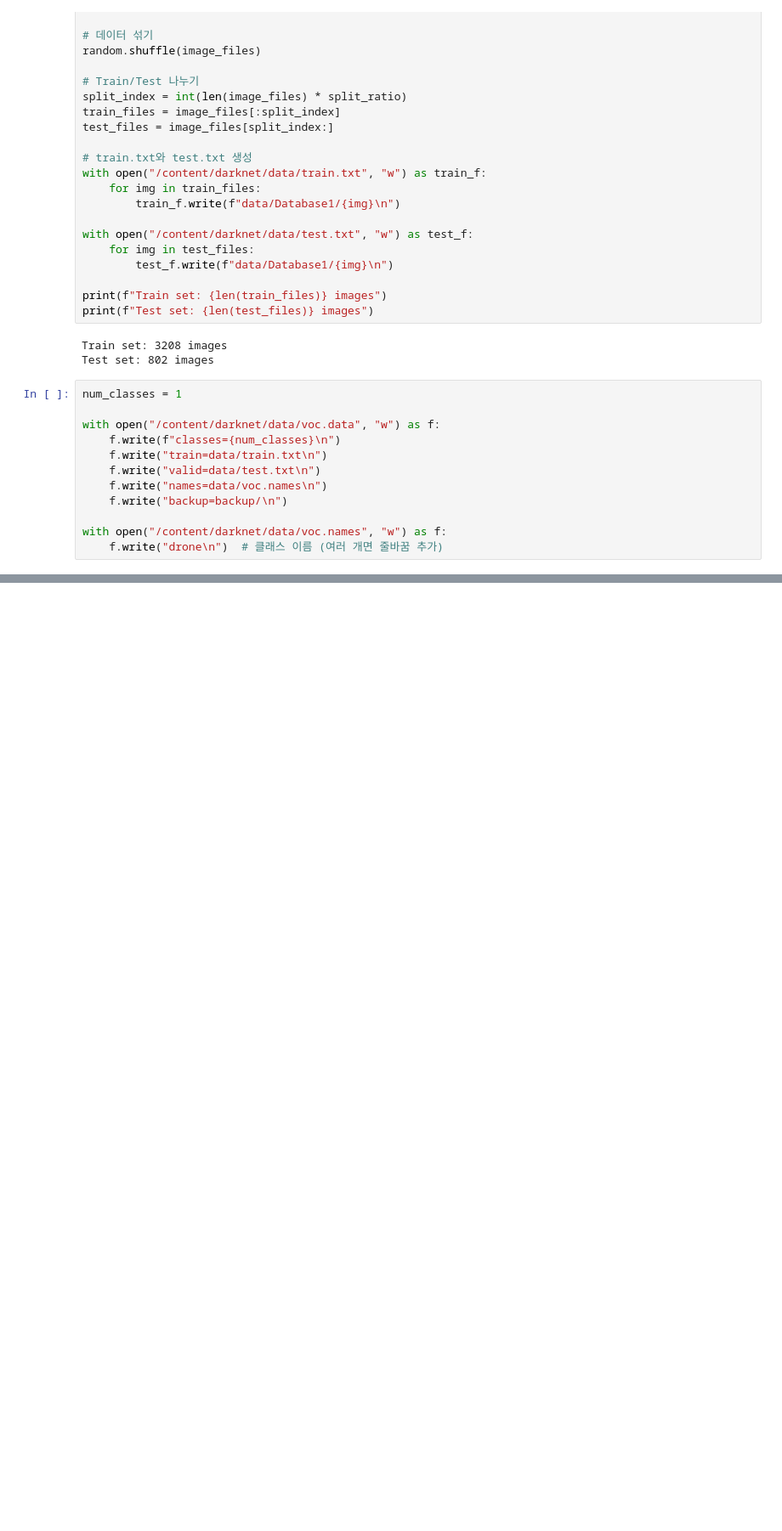
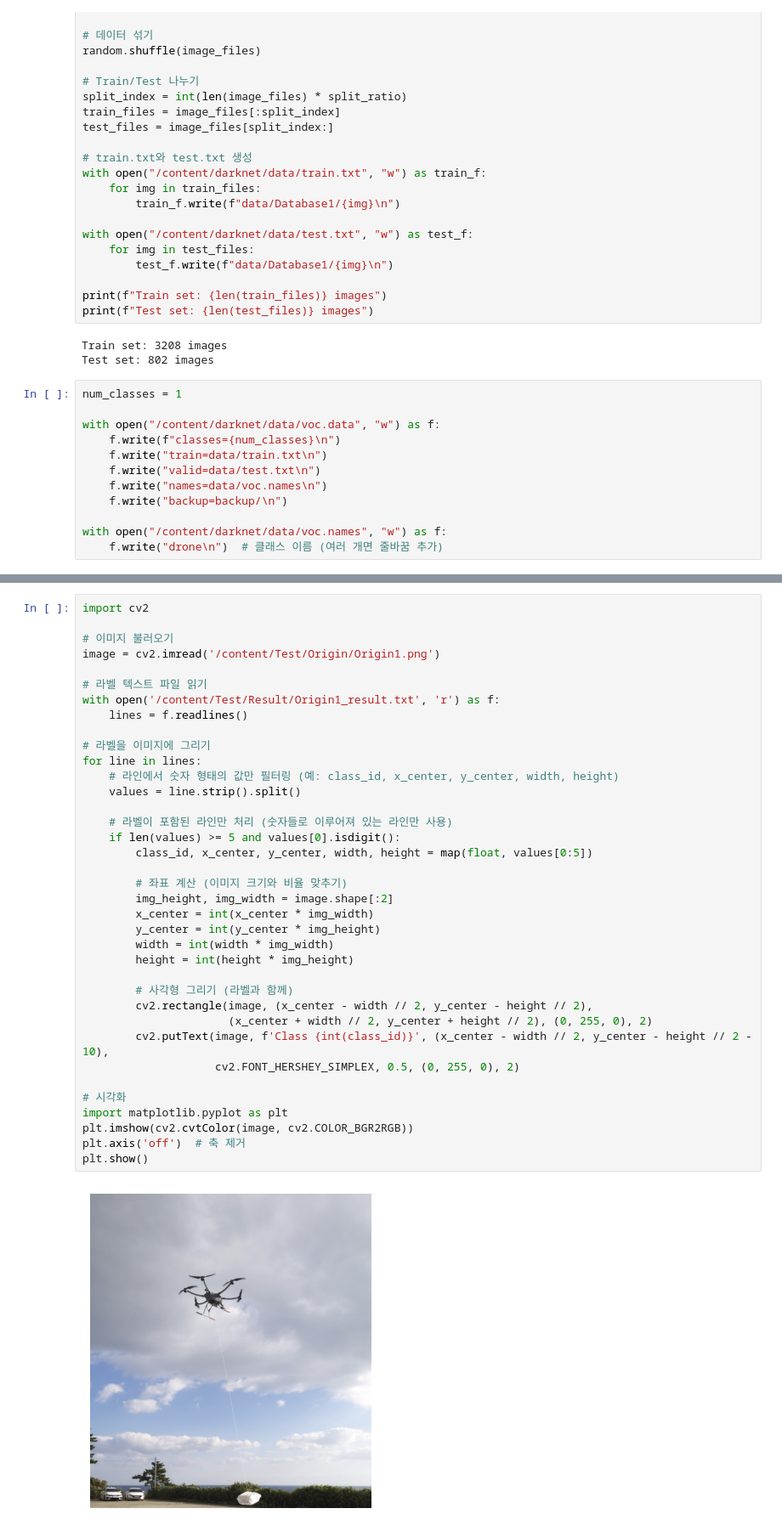
Before and after one commit to kimkyowon/Capstone_Design, a Jupyter notebook: 1.PrecisionLandingModule/2.Version_1.0/3.LandingStation/1.Src/1. YOLOv8_detect_drones_model/Detect_drones_Capstone.ipynb, the cells around one changed output, grey strips where cells are left out. Shown at 85% size. Cells and saved outputs as stored; diff of their text form; blank space fills up the shorter version.

Commit message:
[Add   ] Test sample [Modify] Makefile, Detect_drones_Capstone.ipynb and yolov2-tiny-voc.cfg

```diff
--- a/1.PrecisionLandingModule/2.Version_1.0/3.LandingStation/1.Src/1. YOLOv8_detect_drones_model/Detect_drones_Capstone.ipynb
+++ b/1.PrecisionLandingModule/2.Version_1.0/3.LandingStation/1.Src/1. YOLOv8_detect_drones_model/Detect_drones_Capstone.ipynb
@@ -226,0 +316,39 @@ make: *** No targets specified and no makefile found.  Stop.
+# %%
+import cv2
+
+# 이미지 불러오기
+image = cv2.imread('/content/Test/Origin/Origin1.png')
+
+# 라벨 텍스트 파일 읽기
+with open('/content/Test/Result/Origin1_result.txt', 'r') as f:
+    lines = f.readlines()
+
+# 라벨을 이미지에 그리기
+for line in lines:
+    # 라인에서 숫자 형태의 값만 필터링 (예: class_id, x_center, y_center, width, height)
+    values = line.strip().split()
+
+    # 라벨이 포함된 라인만 처리 (숫자들로 이루어져 있는 라인만 사용)
+    if len(values) >= 5 and values[0].isdigit():
+        class_id, x_center, y_center, width, height = map(float, values[0:5])
+
+        # 좌표 계산 (이미지 크기와 비율 맞추기)
+        img_height, img_width = image.shape[:2]
+        x_center = int(x_center * img_width)
+        y_center = int(y_center * img_height)
+        width = int(width * img_width)
+        height = int(height * img_height)
+
+        # 사각형 그리기 (라벨과 함께)
+        cv2.rectangle(image, (x_center - width // 2, y_center - height // 2),
+                      (x_center + width // 2, y_center + height // 2), (0, 255, 0), 2)
+        cv2.putText(image, f'Class {int(class_id)}', (x_center - width // 2, y_center - height // 2 - 10),
+                    cv2.FONT_HERSHEY_SIMPLEX, 0.5, (0, 255, 0), 2)
+
+# 시각화
+import matplotlib.pyplot as plt
+plt.imshow(cv2.cvtColor(image, cv2.COLOR_BGR2RGB))
+plt.axis('off')  # 축 제거
+plt.show()
+# %% [output]
+[figure, added]
```
Also changed, not shown: parts of 14 cells of this notebook, 11 other files.
